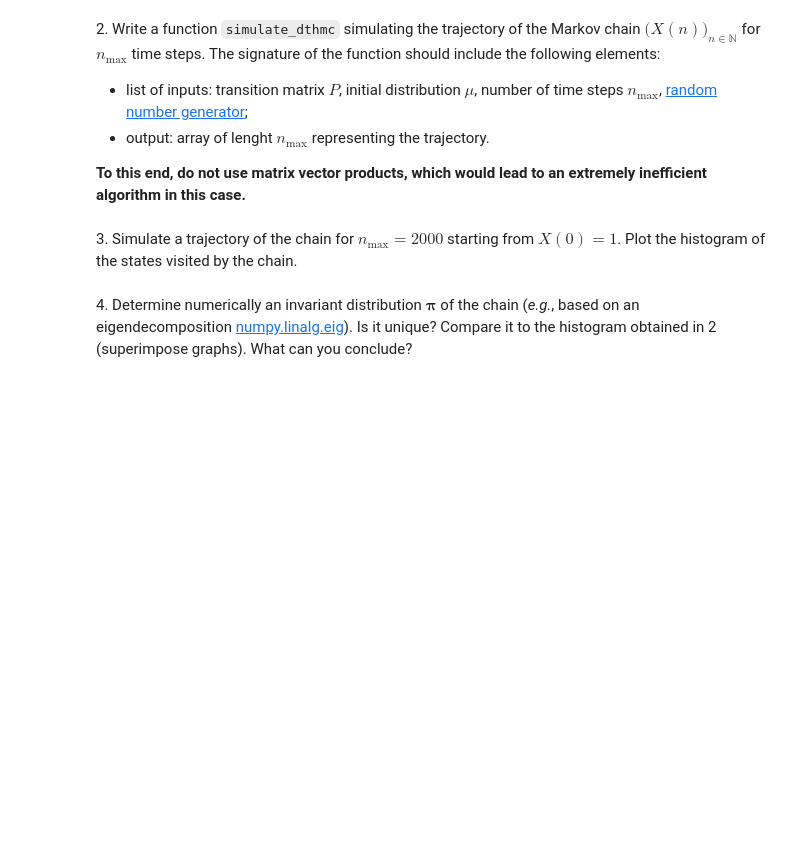
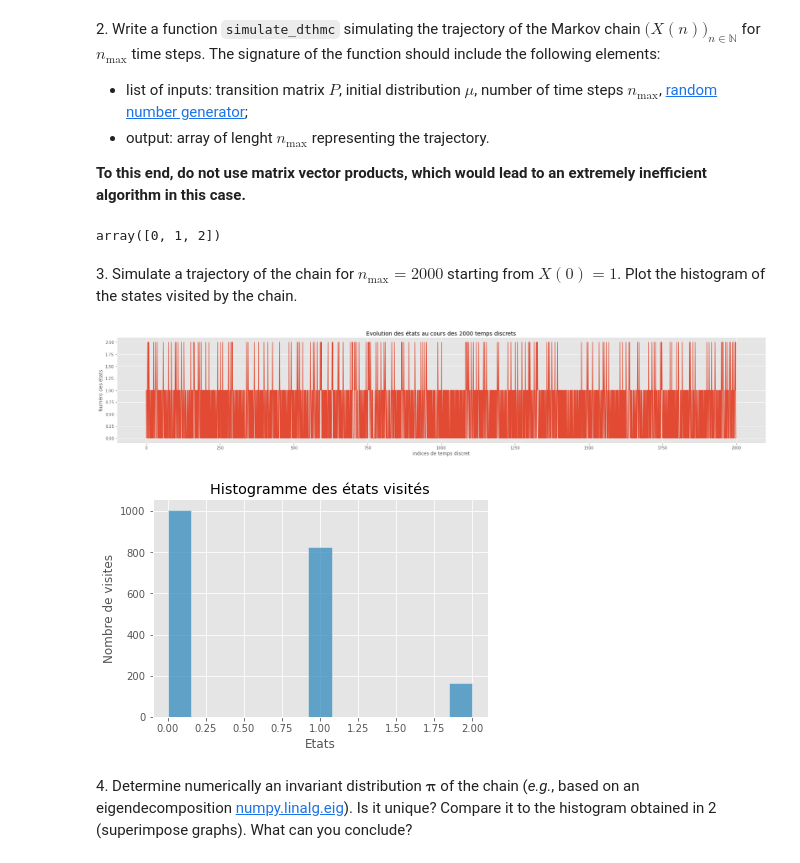
Before and after one commit to VictorNiaussat/MarkovChain, a Jupyter notebook: lab1_students/lab1_notebook.ipynb, the cells around one changed output. Saved outputs shown, nothing was run; the diff lists cells and outputs as text; code cells hidden in the pictures; blank space fills up the shorter version.

```diff
--- a/lab1_students/lab1_notebook.ipynb
+++ b/lab1_students/lab1_notebook.ipynb
@@ -258,8 +219,16 @@ P[0,:]
+# %%
+P = np.array([
+        [0.2,0.7,0.1],
+        [0.9,0,0.1],
+        [0.2,0.8,0]])
+distribution_init = [0,1,0]
+# %% [output]
+array([0, 1, 2])
 # %%
 import numpy as np
 def simulate_dthmc(transitionMatrix,distribution,nMax=100,generator = np.random.default_rng(100)):
     generator = generator
-    labelStates=np.array([0,1,2,3,4,5])
+    labelStates=np.array([i for i in range(0,len(distribution))])
     states = np.array([])
     states = np.append(states,int(np.argwhere(np.array(distribution)==1)[0]))   # initial State
     for step in range(1,nMax):
@@ -271,20 +246,21 @@ def simulate_dthmc(transitionMatrix,distribution,nMax=100,generator = np.random.
 # %%
-import matplotlib.pyplot as plt
-nMax=2000
-states = simulate_dthmc(transitionMatrix=P,distribution=distribution_init,nMax=nMax)
-states=states.astype(int)
 plt.style.use("ggplot")
-plt.figure(figsize=(5,5))
+plt.figure(figsize=(30,5))
 plt.plot(states)
 plt.xlabel("indices de temps discret")
 plt.ylabel("Numéro des états")
 plt.title(f"Evolution des états au cours des {nMax} temps discrets")
+
+
 plt.figure()
 plt.title("Histogramme des états visités")
 plt.xlabel("Etats")
 plt.ylabel("Nombre de visites")
-plt.hist(states)
+sns.histplot(states)
 plt.show()
+# %% [output]
+[figure, added]
+[figure, added]
 # %% [markdown]
 4\. Determine numerically an invariant distribution $\boldsymbol{\pi}$ of the chain (*e.g.*, based on an eigendecomposition [numpy.linalg.eig](https://docs.scipy.org/doc/numpy/reference/generated/numpy.linalg.eig.html)). Is it unique? Compare it to the histogram obtained in 2 (superimpose graphs). What can you conclude?
 # %%
```
Also changed, not shown: parts of 23 cells of this notebook.
